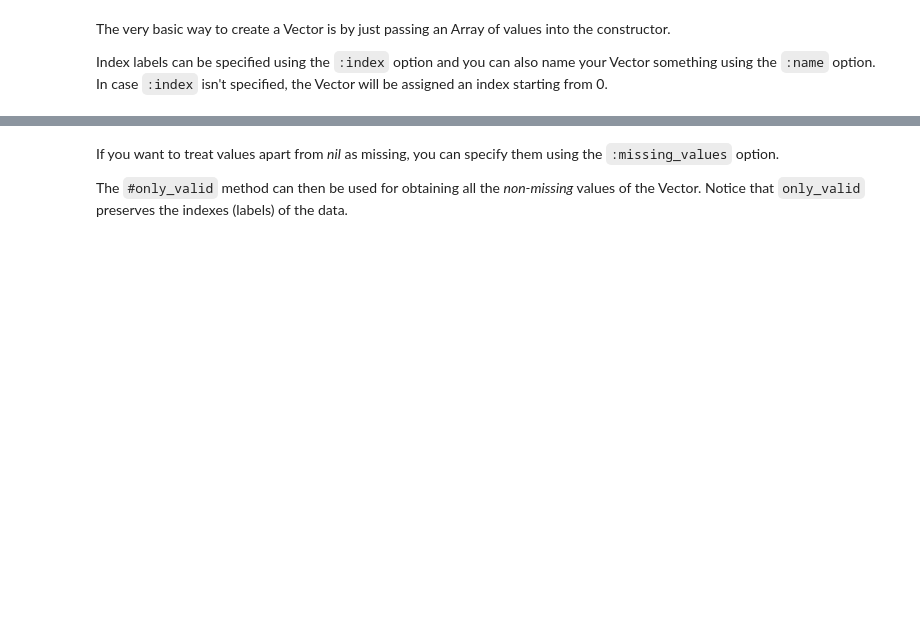
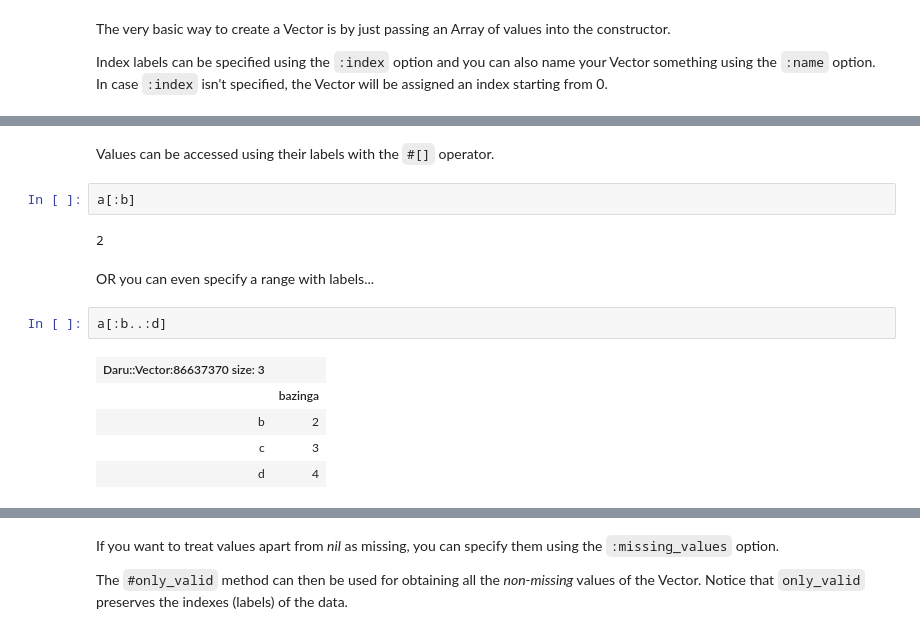
Before and after one commit to SciRuby/sciruby-notebooks, a Jupyter notebook: Data Analysis/Usage of Vector.ipynb, the cells around one changed output, grey strips where cells are left out. Cells and saved outputs as stored; diff of their text form; blank space fills up the shorter version.

```diff
--- a/Data Analysis/Usage of Vector.ipynb
+++ b/Data Analysis/Usage of Vector.ipynb
@@ -31,3 +31,19 @@ a = Daru::Vector.new([1,2,3,4,5], index: [:a, :b, :c, :d, :e], name: :bazinga)
 | c | 3 |
 | d | 4 |
 | e | 5 |
+# %% [markdown]
+Values can be accessed using their labels with the `#[]` operator.
+# %%
+a[:b]
+# %% [output]
+2
+# %% [markdown]
+OR you can even specify a range with labels...
+# %%
+a[:b..:d]
+# %% [output]
+| Daru::Vector:86637370 size: 3 |  |
+|  | bazinga |
+| b | 2 |
+| c | 3 |
+| d | 4 |
```
Also changed, not shown: parts of 15 cells of this notebook.
